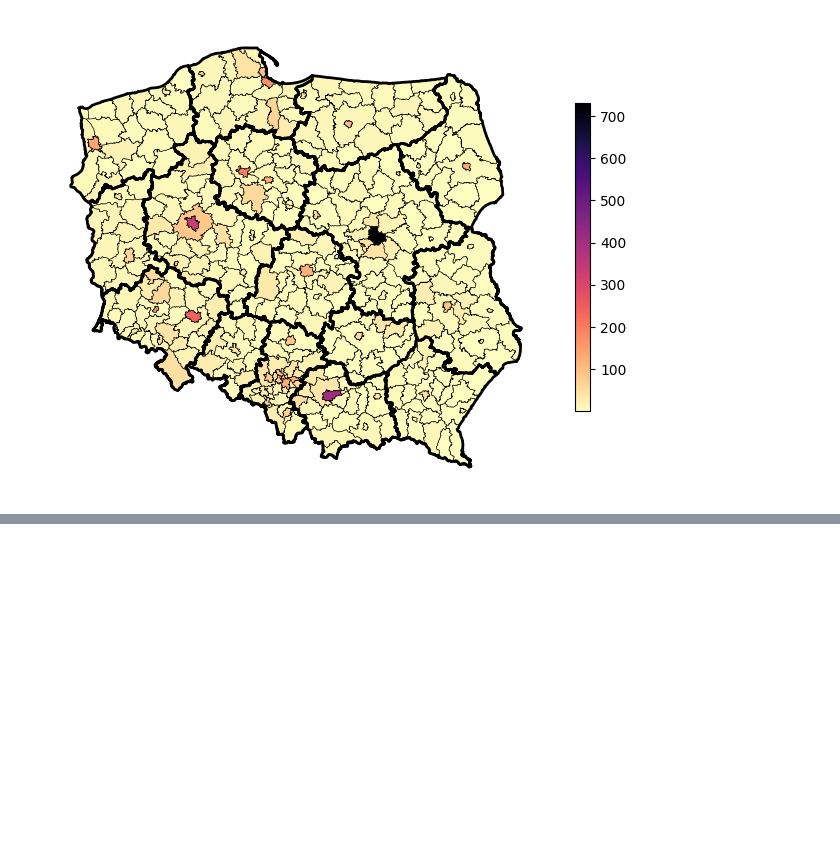
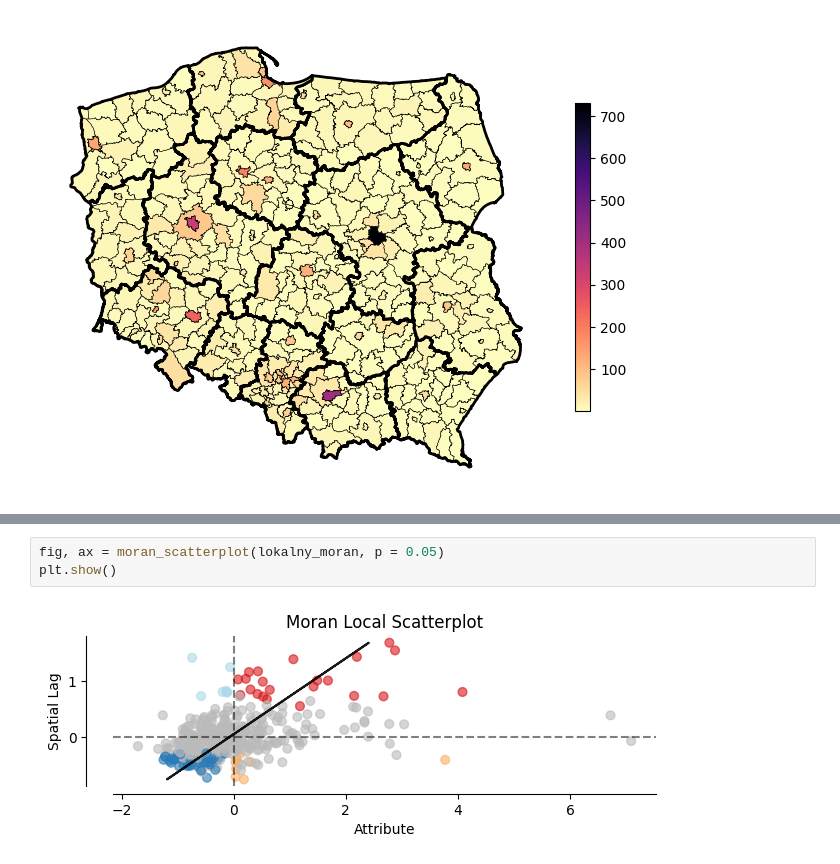
Before and after one commit to DepartmentOfStatisticsPUE/air-2024, a Jupyter notebook: notebooks/4_przestrzenne.ipynb, the cells around one changed output, grey strips where cells are left out. Drawn from its saved outputs; the diff is of its cells as text; blank space fills up the shorter version.

```diff
--- a/notebooks/4_przestrzenne.ipynb
+++ b/notebooks/4_przestrzenne.ipynb
@@ -211,0 +438,5 @@ woj.plot(ax=zywoploty_mapa, color = "none",  edgecolor = "black", linewidth = 2)
+# %%
+fig, ax = moran_scatterplot(lokalny_moran, p = 0.05)
+plt.show()
+# %% [output]
+[figure, added]
```
Also changed, not shown: parts of 32 cells of this notebook.
